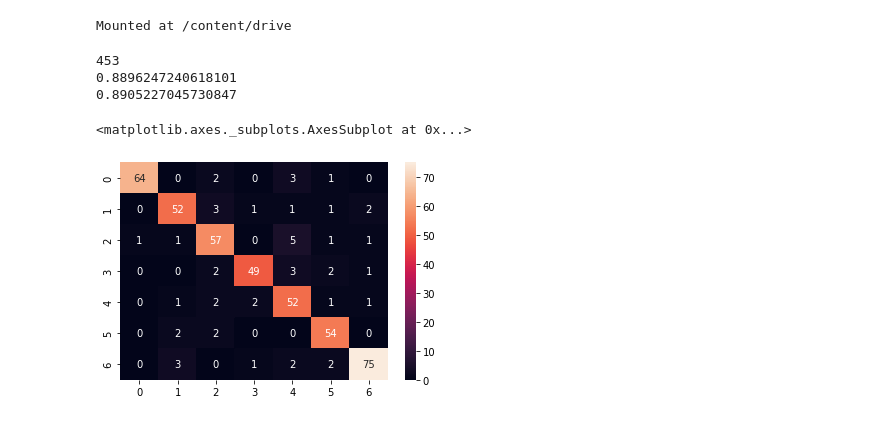
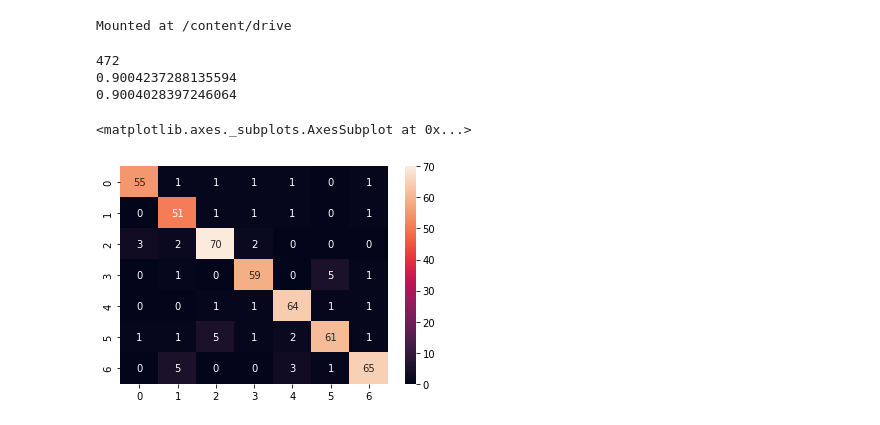
Before and after one commit to Karthick47v2/speech-emotion-classifier, a Jupyter notebook: train.ipynb, the cells around one changed output. Cells and saved outputs as stored; diff of their text form; code cells hidden in the pictures.

```diff
--- a/train.ipynb
+++ b/train.ipynb
@@ -130,29 +130,28 @@ plt.show()
 # %%
 # test
-model1 = keras.models.load_model('mel-model1')
-model2 = keras.models.load_model('mel-model2')
+mel_model = keras.models.load_model('mel_2048')
 
-x_train, x_test, y_train, y_test = train_test_split(X_mel, y_encoded, random_state=42, test_size=0.2)
-x_test, x_MEL_test, y_test, y_MEL_test = train_test_split(x_test, y_test, random_state=42, test_size=0.25)
+x_train, x_test, y_train, y_test = train_test_split(X_mel, y_encoded, random_state=42, test_size=0.1)
+x_test, x_MEL_test, y_test, y_MEL_test = train_test_split(x_test, y_test, random_state=42, test_size=0.5)
 # %%
-y_preds = model1.predict(x_T_test)
+y_preds = mel_model.predict(x_MEL_test)
 y_hat = np.argmax(y_preds, axis=1)
-y_true = np.argmax(y_T_test, axis=1)
+y_true = np.argmax(y_MEL_test, axis=1)
 
 cm = confusion_matrix(y_true, y_hat)
 
 sum = 0
 
 for i in range(cm.shape[0]):
   sum += cm[i,i]
 
 print(len(y_preds))
 print(sum / len(y_preds))
 print(f1_score(y_true, y_hat, average='weighted'))
 sns.heatmap(cm, annot=True)
 # %% [output]
-453
-0.8896247240618101
-0.8905227045730847
+472
+0.9004237288135594
+0.9004028397246064
 <matplotlib.axes._subplots.AxesSubplot at 0x...>
-[figure, old version]
+[figure, new version]
```
Also changed, not shown: parts of 6 cells of this notebook.
